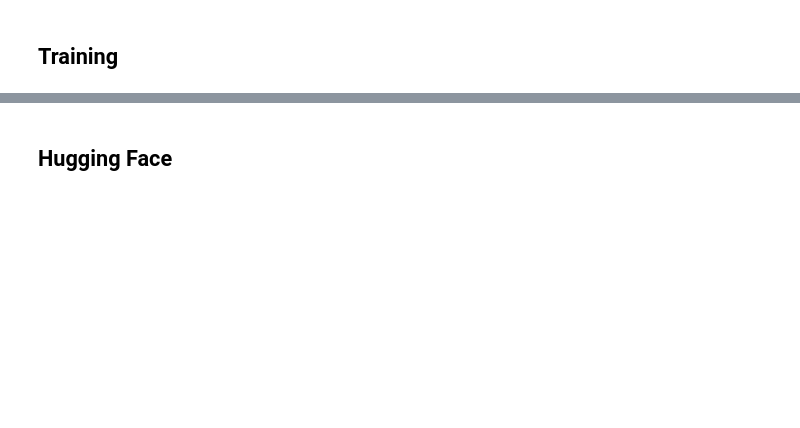
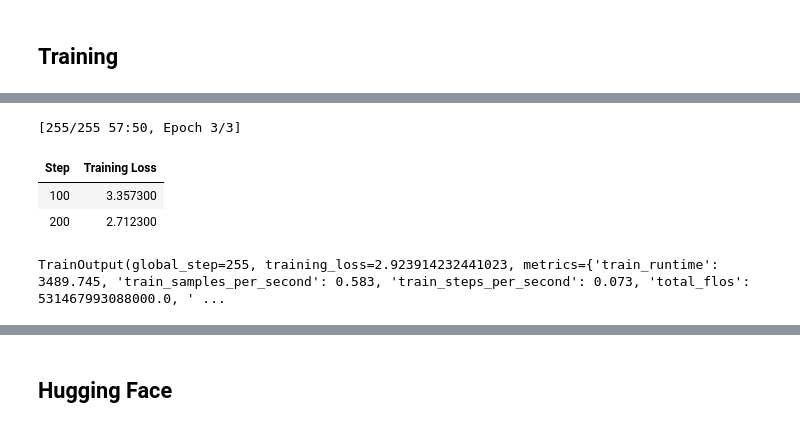
Before and after one commit to changch223/AI-Solutions-Development-Coding-Exercises, a Jupyter notebook: Deep Learning I/Week 4 Lab/04_HF_gradio_finetuning_gpt.ipynb, the cells around one changed output, grey strips where cells are left out. Drawn from its saved outputs; the diff is of its cells as text; code cells hidden in the pictures; blank space fills up the shorter version.

```diff
--- a/Deep Learning I/Week 4 Lab/04_HF_gradio_finetuning_gpt.ipynb
+++ b/Deep Learning I/Week 4 Lab/04_HF_gradio_finetuning_gpt.ipynb
@@ -120,7 +228,8 @@ print("Formatted dataset saved to disk.")
 from transformers import GPT2LMHeadModel, GPT2Tokenizer, Trainer, TrainingArguments, DataCollatorForLanguageModeling
 from datasets import load_from_disk
 import wandb
-wandb.init(mode="disabled")
+wandb.init(project="gpt2-finetune", mode="disabled")
+
 # Load formatted dataset
 formatted_qa_dataset = load_from_disk("formatted_qa_dataset")
 
@@ -169,3 +278,4 @@ trainer = Trainer(
 
 # Fine-tune the model
 trainer.train()
+# %% [output]
@@ -172,3 +284,8 @@ trainer.train()
+[255/255 57:50, Epoch 3/3]
+| Step | Training Loss |
+| 100 | 3.357300 |
+| 200 | 2.712300 |
+TrainOutput(global_step=255, training_loss=2.923914232441023, metrics={'train_runtime': 3489.745, 'train_samples_per_second': 0.583, 'train_steps_per_second': 0.073, 'total_flos': 531467993088000.0, ' ...
 # %%
 trainer.save_model("./fine_tuned_gpt2")
 tokenizer.save_pretrained("./fine_tuned_gpt2")
```
Also changed, not shown: parts of 16 cells of this notebook, 17 other files.
